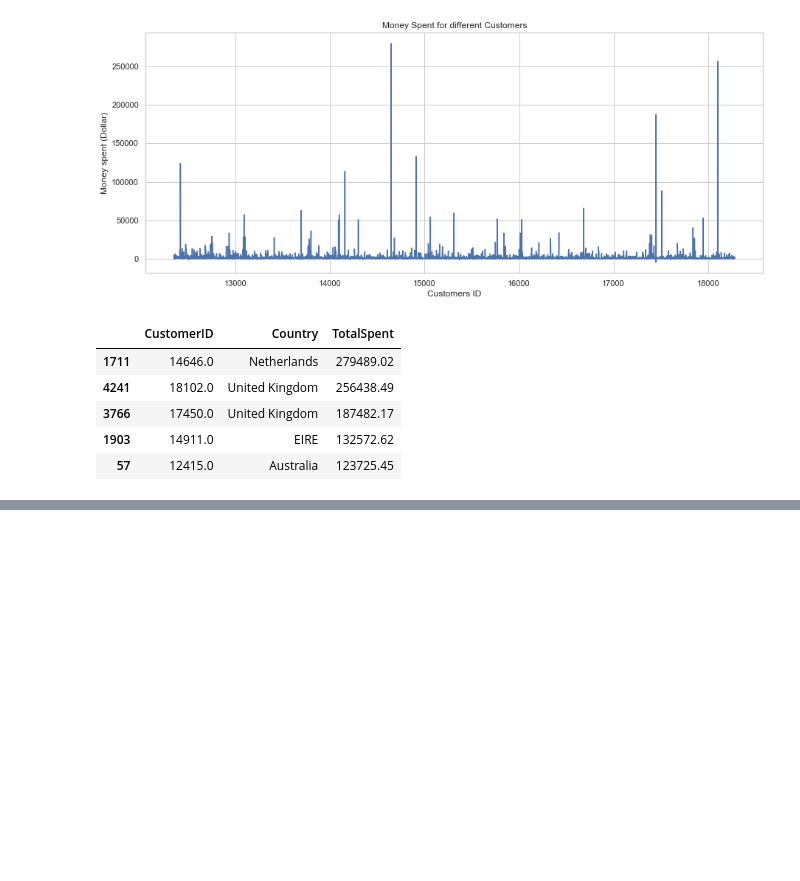
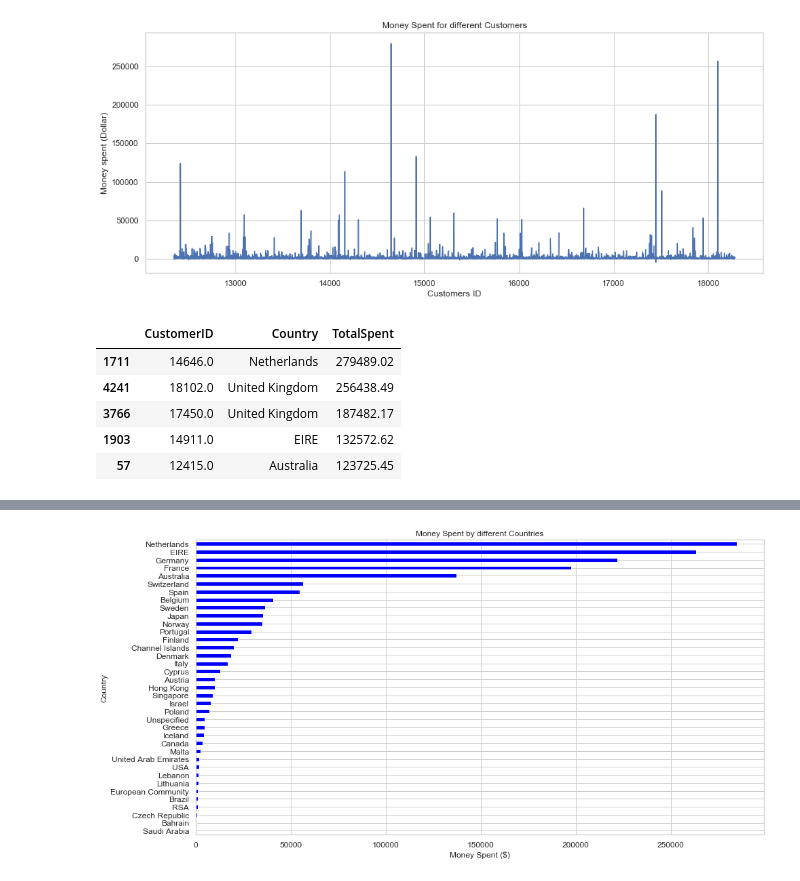
Before and after one commit to Zielzor/RetailDataAnalysis, a Jupyter notebook: Products Sales Analysis.ipynb, the cells around one changed output, grey strips where cells are left out. Saved outputs shown, nothing was run; the diff lists cells and outputs as text; code cells hidden in the pictures; blank space fills up the shorter version.

```diff
--- a/Products Sales Analysis.ipynb
+++ b/Products Sales Analysis.ipynb
@@ -320,0 +345,12 @@ spent_per_customer.head(5)
+# %%
+amount_spent_per_country_wo_UK = df2.groupby('Country').AmountSpent.sum().sort_values()
+del amount_spent_per_country_wo_UK['United Kingdom']
+# %%
+plt.subplots(figsize=(15,8))
+amount_spent_per_country_wo_UK.plot(kind = 'barh', fontsize=12, color="blue")
+plt.xlabel('Money Spent ($)', fontsize=12)
+plt.ylabel('Country', fontsize=12)
+plt.title('Money Spent by different Countries', fontsize=12)
+plt.show()
+# %% [output]
+[figure, added]
```
Also changed, not shown: parts of 5 cells of this notebook.
